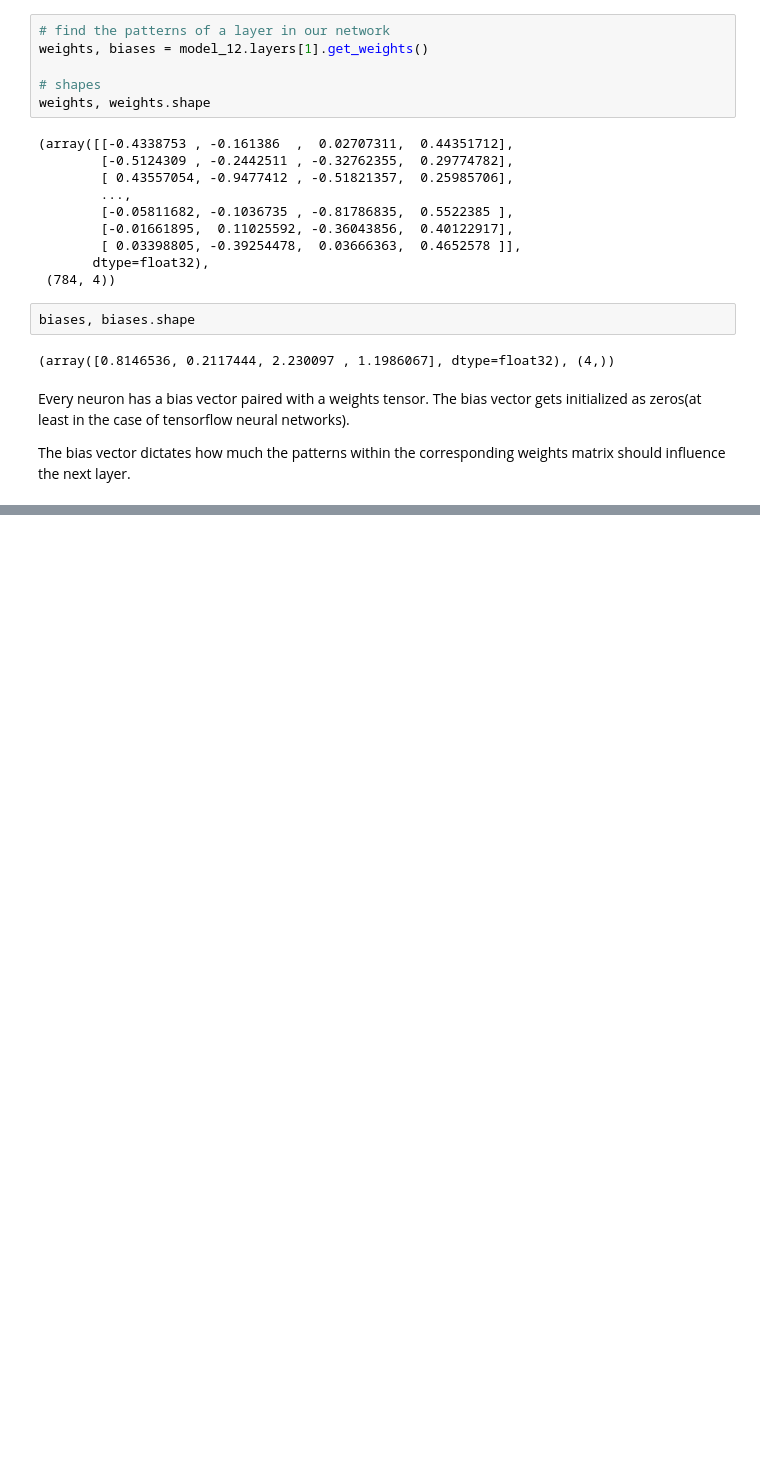
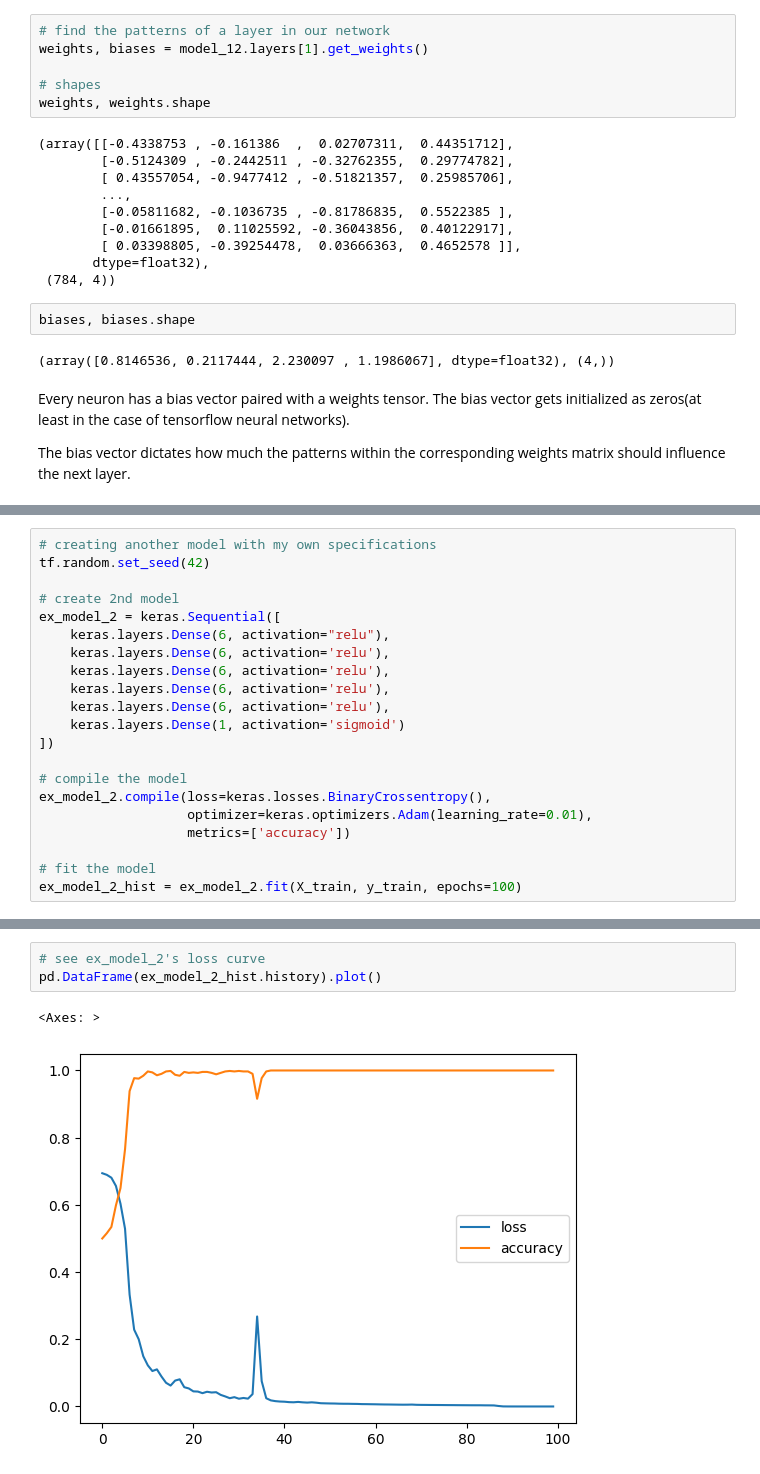
Before and after one commit to SheshamJoseph/Deep-Learning-with-Tensorflow-ZTM, a Jupyter notebook: 02_neural_net_classification.ipynb, the cells around one changed output, grey strips where cells are left out. Cells and saved outputs as stored; diff of their text form; blank space fills up the shorter version.

```diff
--- a/02_neural_net_classification.ipynb
+++ b/02_neural_net_classification.ipynb
@@ -1432,0 +1553,21 @@ The bias vector dictates how much the patterns within the corresponding weights
+# %%
+# creating another model with my own specifications
+tf.random.set_seed(42)
+
+# create 2nd model
+ex_model_2 = keras.Sequential([
+    keras.layers.Dense(6, activation="relu"),
+    keras.layers.Dense(6, activation='relu'),
+    keras.layers.Dense(6, activation='relu'),
+    keras.layers.Dense(6, activation='relu'),
+    keras.layers.Dense(6, activation='relu'),
+    keras.layers.Dense(1, activation='sigmoid')
+])
+
+# compile the model
+ex_model_2.compile(loss=keras.losses.BinaryCrossentropy(),
+                   optimizer=keras.optimizers.Adam(learning_rate=0.01),
+                   metrics=['accuracy'])
+
+# fit the model
+ex_model_2_hist = ex_model_2.fit(X_train, y_train, epochs=100)
@@ -1432,0 +1598,6 @@ The bias vector dictates how much the patterns within the corresponding weights
+# %%
+# see ex_model_2's loss curve
+pd.DataFrame(ex_model_2_hist.history).plot()
+# %% [output]
+<Axes: >
+[figure, added]
```
Also changed, not shown: parts of 64 cells of this notebook.
